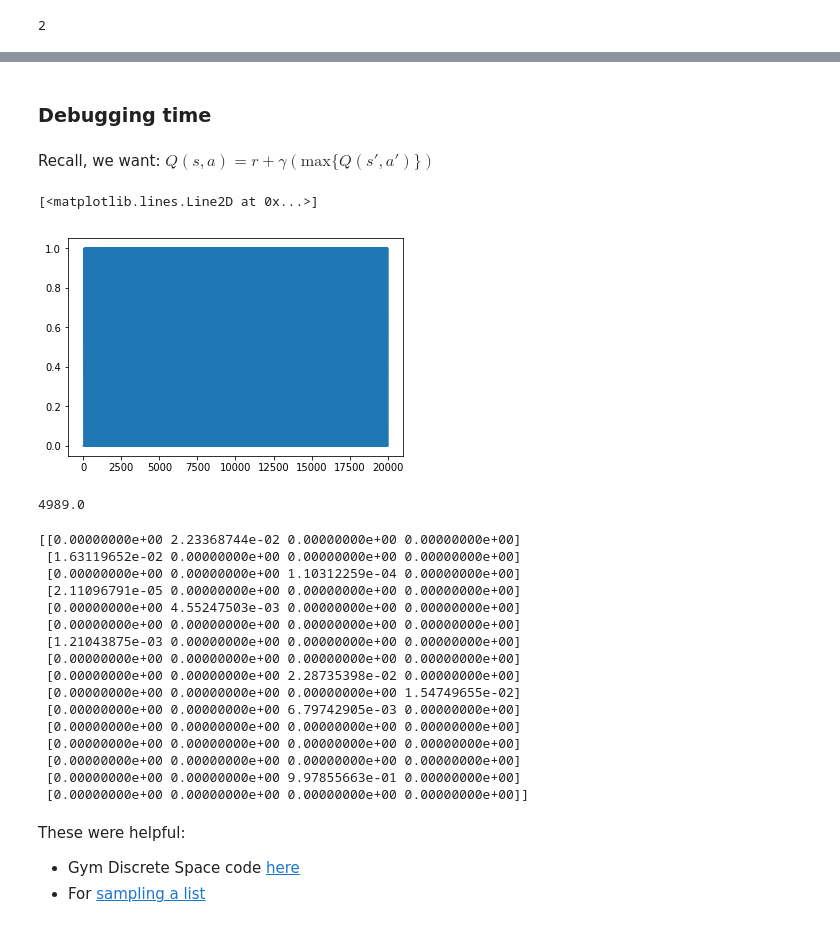
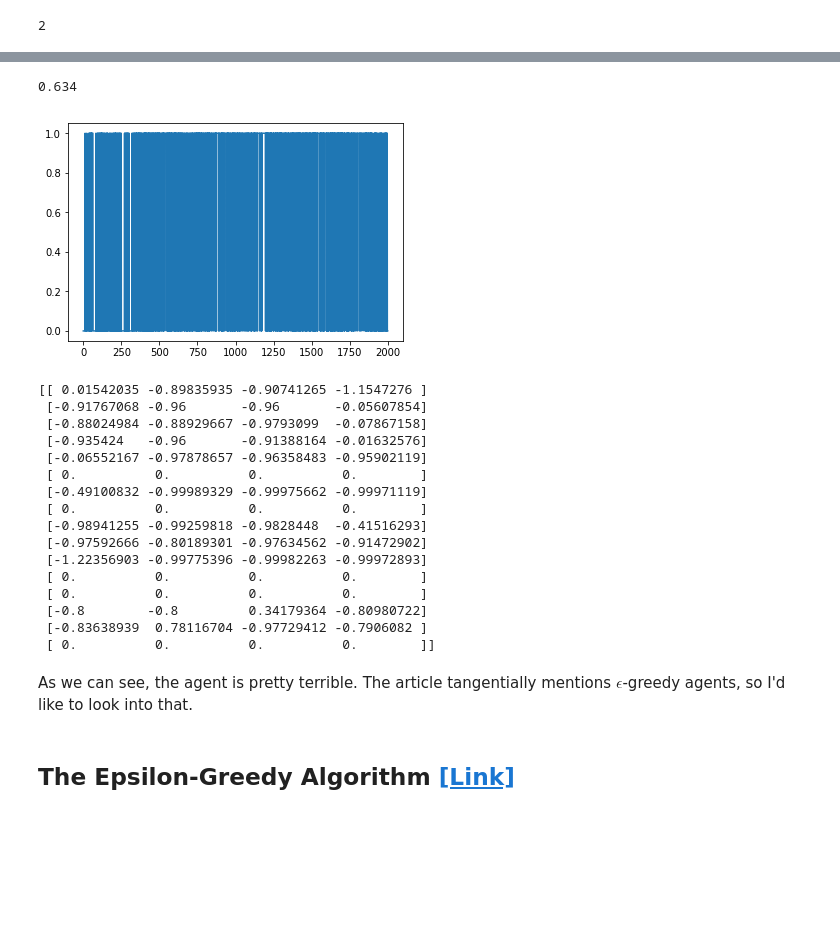
Before and after one commit to Benned-H/Summer2019, a Jupyter notebook: Simple_Reinforcement_Learning_with_Tensorflow.ipynb, the cells around one changed output, grey strips where cells are left out. Cells and saved outputs as stored; diff of their text form; code cells hidden in the pictures; blank space fills up the shorter version.

Commit message:
Added epsilon-greedy, class inheritance

```diff
--- a/Simple_Reinforcement_Learning_with_Tensorflow.ipynb
+++ b/Simple_Reinforcement_Learning_with_Tensorflow.ipynb
@@ -146,7 +134,7 @@ Q_t[s][a] is now: 3.4799999999999995
 # %%
 # Q-Table Implementation on OpenAI Gym FrozenLake
 
-episodes = 20000 # Number of episodes to train for.
+episodes = 2000 # Number of episodes to train for.
 timesteps = 500 # Cut the agent off after this many timesteps in any one episode.
 
 agent = Q_Table_Agent(env.observation_space.n, env.action_space.n, 0.9, 0.8)
@@ -161,47 +149,45 @@ for ep in range(episodes):
 
     new_state, reward, done, info = env.step(action) # Try our action in the environment.
 
-    agent.learn(state, action, new_state, reward) # Learn from what we did.
+    if (done and reward == 0):
+      agent.learn(state, action, new_state, -1) # Death case.
+    else:
+      agent.learn(state, action, new_state, reward) # Learn from what we did.
 
     state = new_state
 
     if done:
       records.append(reward) # Record if we won.
       break
-# %% [markdown]
-### Debugging time
-# %% [markdown]
-Recall, we want: $Q(s,a)=r + \gamma(\text{max}\{Q(s',a')\})$
 # %%
 from matplotlib import pyplot as plt
 plt.plot(records)
+
+# We succeeded this % of the time.
+sum(records)/episodes
 # %% [output]
-[<matplotlib.lines.Line2D at 0x...>]
+0.634
-[figure, old version]
+[figure, new version]
-# %%
-sum(records)
-# %% [output]
-4989.0
 # %%
 print(agent.Q_t)
 # %% [output]
-[[0.00000000e+00 2.23368744e-02 0.00000000e+00 0.00000000e+00]
- [1.63119652e-02 0.00000000e+00 0.00000000e+00 0.00000000e+00]
- [0.00000000e+00 0.00000000e+00 1.10312259e-04 0.00000000e+00]
- [2.11096791e-05 0.00000000e+00 0.00000000e+00 0.00000000e+00]
- [0.00000000e+00 4.55247503e-03 0.00000000e+00 0.00000000e+00]
- [0.00000000e+00 0.00000000e+00 0.00000000e+00 0.00000000e+00]
- [1.21043875e-03 0.00000000e+00 0.00000000e+00 0.00000000e+00]
- [0.00000000e+00 0.00000000e+00 0.00000000e+00 0.00000000e+00]
- [0.00000000e+00 0.00000000e+00 2.28735398e-02 0.00000000e+00]
- [0.00000000e+00 0.00000000e+00 0.00000000e+00 1.54749655e-02]
- [0.00000000e+00 0.00000000e+00 6.79742905e-03 0.00000000e+00]
- [0.00000000e+00 0.00000000e+00 0.00000000e+00 0.00000000e+00]
- [0.00000000e+00 0.00000000e+00 0.00000000e+00 0.00000000e+00]
- [0.00000000e+00 0.00000000e+00 0.00000000e+00 0.00000000e+00]
- [0.00000000e+00 0.00000000e+00 9.97855663e-01 0.00000000e+00]
- [0.00000000e+00 0.00000000e+00 0.00000000e+00 0.00000000e+00]]
+[[ 0.01542035 -0.89835935 -0.90741265 -1.1547276 ]
+ [-0.91767068 -0.96       -0.96       -0.05607854]
+ [-0.88024984 -0.88929667 -0.9793099  -0.07867158]
+ [-0.935424   -0.96       -0.91388164 -0.01632576]
+ [-0.06552167 -0.97878657 -0.96358483 -0.95902119]
+ [ 0.          0.          0.          0.        ]
+ [-0.49100832 -0.99989329 -0.99975662 -0.99971119]
+ [ 0.          0.          0.          0.        ]
+ [-0.98941255 -0.99259818 -0.9828448  -0.41516293]
+ [-0.97592666 -0.80189301 -0.97634562 -0.91472902]
+ [-1.22356903 -0.99775396 -0.99982263 -0.99972893]
+ [ 0.          0.          0.          0.        ]
+ [ 0.          0.          0.          0.        ]
+ [-0.8        -0.8         0.34179364 -0.80980722]
+ [-0.83638939  0.78116704 -0.97729412 -0.7906082 ]
+ [ 0.          0.          0.          0.        ]]
-# %% [markdown]
-These were helpful:
-* Gym Discrete Space code [here](https://github.com/openai/gym/blob/master/gym/spaces/discrete.py)
-* For [sampling a list](https://www.geeksforgeeks.org/python-random-sample-function/)
+# %% [markdown]
+As we can see, the agent is pretty terrible. The article tangentially mentions $\epsilon$-greedy agents, so I'd like to look into that.
+# %% [markdown]
+## The Epsilon-Greedy Algorithm [[Link]](https://jamesmccaffrey.wordpress.com/2017/11/30/the-epsilon-greedy-algorithm/)
```
Also changed, not shown: parts of 13 cells of this notebook.
